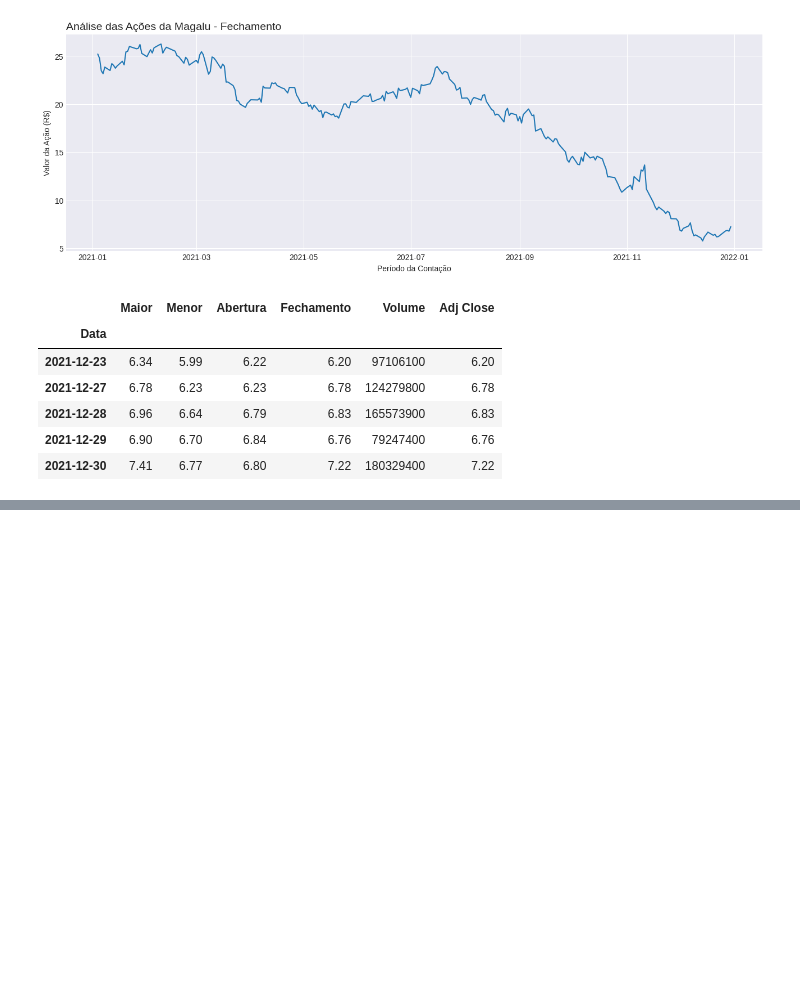
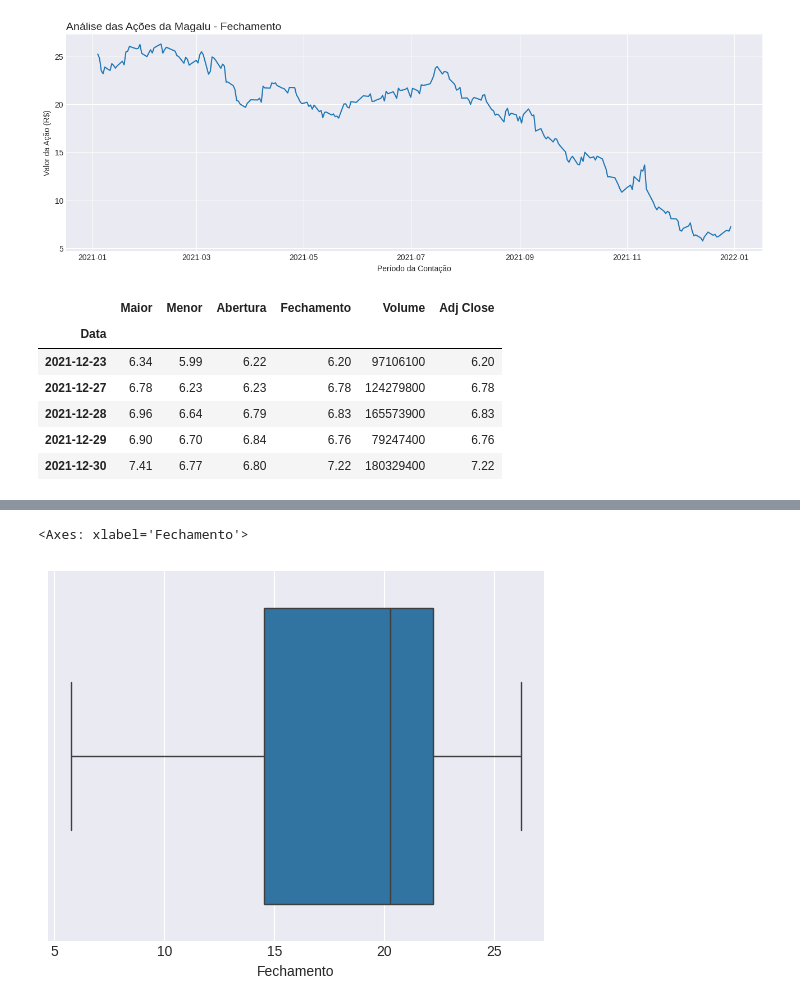
Before and after one commit to gsuelens/Programacao_Python, a Jupyter notebook: Projeto_Mercado_Financeiro.ipynb, the cells around one changed output, grey strips where cells are left out. Drawn from its saved outputs; the diff is of its cells as text; code cells hidden in the pictures; blank space fills up the shorter version.

```diff
--- a/Projeto_Mercado_Financeiro.ipynb
+++ b/Projeto_Mercado_Financeiro.ipynb
@@ -118,0 +145,5 @@ Dados.tail()
+# %%
+sns.boxplot( data=Dados, x='Fechamento')
+# %% [output]
+<Axes: xlabel='Fechamento'>
+[figure, added]
```
Also changed, not shown: parts of 17 cells of this notebook.
